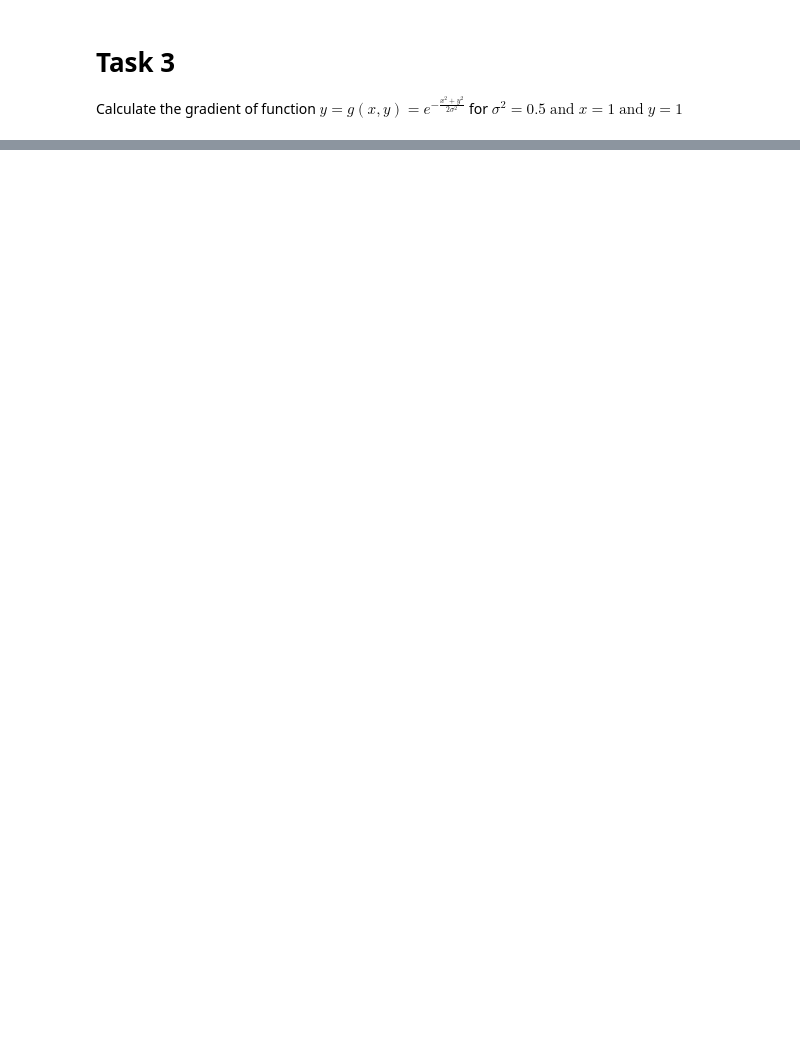
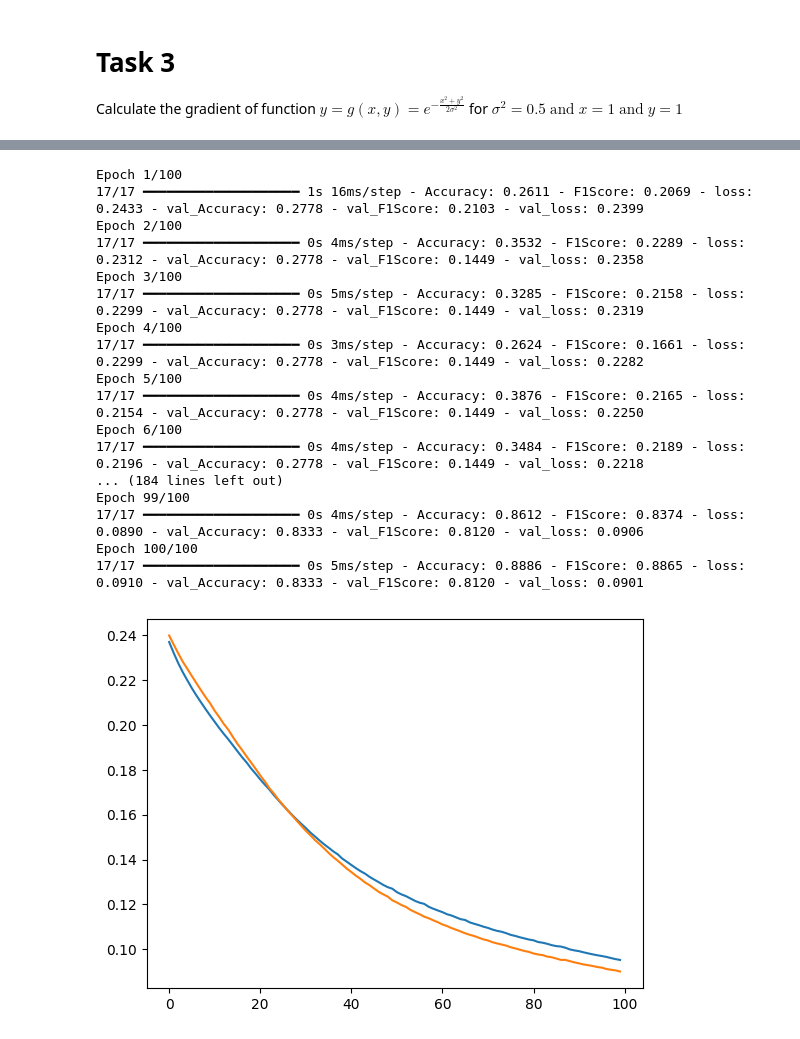
Before and after one commit to nandunair99/Machine-Learning-Exercise, a Jupyter notebook: lab-2-stud.ipynb, the cells around one changed output, grey strips where cells are left out. Drawn from its saved outputs; the diff is of its cells as text; code cells hidden in the pictures; blank space fills up the shorter version.

```diff
--- a/lab-2-stud.ipynb
+++ b/lab-2-stud.ipynb
@@ -128,0 +165,20 @@ Calculate the gradient of function $y=g(x,y)=e^{-\frac{x^2+y^2}{2\sigma^2}}$ for
+# %%
+import pandas as pd
+import numpy as np
+from sklearn.model_selection import train_test_split
+
+#loading data
+iris_df=pd.read_csv("https://archive.ics.uci.edu/ml/machine-learning-databases/iris/iris.data",names=['X1','X2','X3','X4','Y'])
+features=iris_df.iloc[:,:4]
+target=iris_df.iloc[:,-1:]
+
+#Normalizing the features
+def normalize_features(input):
+    ymax=1
+    ymin=0
+    return ((ymax-ymin)*(input-input.min(axis=0))/(input.max(axis=0)-input.min(axis=0)))+ymin
+
+features=normalize_features(features)
+y_encoded=pd.get_dummies(target,sparse=False, prefix='Y',dtype=float)
+x_train,x_test,y_train,y_test=train_test_split(features, y_encoded, test_size=0.2, random_state=69)
+print(x_train)
@@ -129,2 +200,35 @@ Calculate the gradient of function $y=g(x,y)=e^{-\frac{x^2+y^2}{2\sigma^2}}$ for
+# %%
+model=tf.keras.Sequential([
+    tf.keras.layers.InputLayer(shape=(x_train.shape[1],)),
+    tf.keras.layers.Dense(10,activation='relu'),
+    tf.keras.layers.Dense(y_encoded.shape[1],activation='sigmoid')
+])
+
+model.compile(optimizer='Adam',loss='MeanSquaredError',metrics=['Accuracy','F1Score'])
+history=model.fit(x_train,y_train,epochs=100,batch_size=5,validation_split=0.3,verbose=1)
+train_loss=history.history['loss']
+val_loss=history.history['val_loss']
+plt.plot(train_loss,label='train loss')
+plt.plot(val_loss,label='validation loss')
+plt.show()
+# %% [output]
+Epoch 1/100
+17/17 ━━━━━━━━━━━━━━━━━━━━ 1s 16ms/step - Accuracy: 0.2611 - F1Score: 0.2069 - loss: 0.2433 - val_Accuracy: 0.2778 - val_F1Score: 0.2103 - val_loss: 0.2399
+Epoch 2/100
+17/17 ━━━━━━━━━━━━━━━━━━━━ 0s 4ms/step - Accuracy: 0.3532 - F1Score: 0.2289 - loss: 0.2312 - val_Accuracy: 0.2778 - val_F1Score: 0.1449 - val_loss: 0.2358
+Epoch 3/100
+17/17 ━━━━━━━━━━━━━━━━━━━━ 0s 5ms/step - Accuracy: 0.3285 - F1Score: 0.2158 - loss: 0.2299 - val_Accuracy: 0.2778 - val_F1Score: 0.1449 - val_loss: 0.2319
+Epoch 4/100
+17/17 ━━━━━━━━━━━━━━━━━━━━ 0s 3ms/step - Accuracy: 0.2624 - F1Score: 0.1661 - loss: 0.2299 - val_Accuracy: 0.2778 - val_F1Score: 0.1449 - val_loss: 0.2282
+Epoch 5/100
+17/17 ━━━━━━━━━━━━━━━━━━━━ 0s 4ms/step - Accuracy: 0.3876 - F1Score: 0.2165 - loss: 0.2154 - val_Accuracy: 0.2778 - val_F1Score: 0.1449 - val_loss: 0.2250
+Epoch 6/100
+17/17 ━━━━━━━━━━━━━━━━━━━━ 0s 4ms/step - Accuracy: 0.3484 - F1Score: 0.2189 - loss: 0.2196 - val_Accuracy: 0.2778 - val_F1Score: 0.1449 - val_loss: 0.2218
+... (184 lines left out)
+Epoch 99/100
+17/17 ━━━━━━━━━━━━━━━━━━━━ 0s 4ms/step - Accuracy: 0.8612 - F1Score: 0.8374 - loss: 0.0890 - val_Accuracy: 0.8333 - val_F1Score: 0.8120 - val_loss: 0.0906
+Epoch 100/100
+17/17 ━━━━━━━━━━━━━━━━━━━━ 0s 5ms/step - Accuracy: 0.8886 - F1Score: 0.8865 - loss: 0.0910 - val_Accuracy: 0.8333 - val_F1Score: 0.8120 - val_loss: 0.0901
+[figure, added]
 # %%
 Write your code here
```
Also changed, not shown: parts of 11 cells of this notebook, 1 other file.
